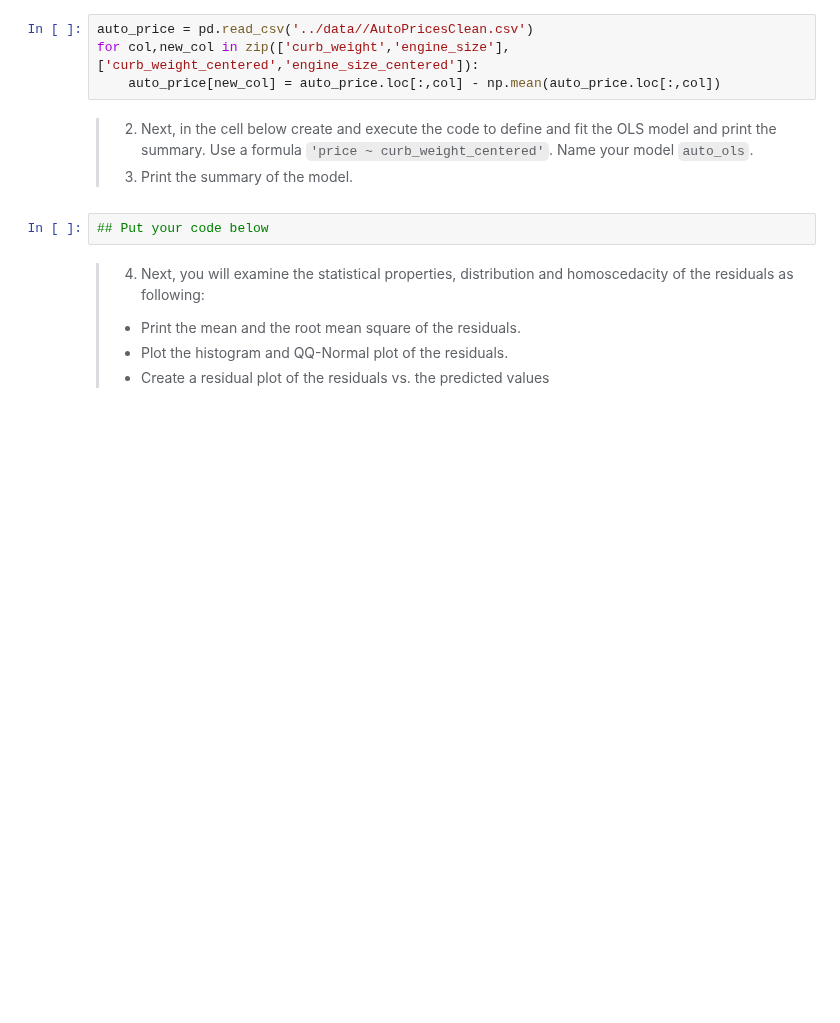
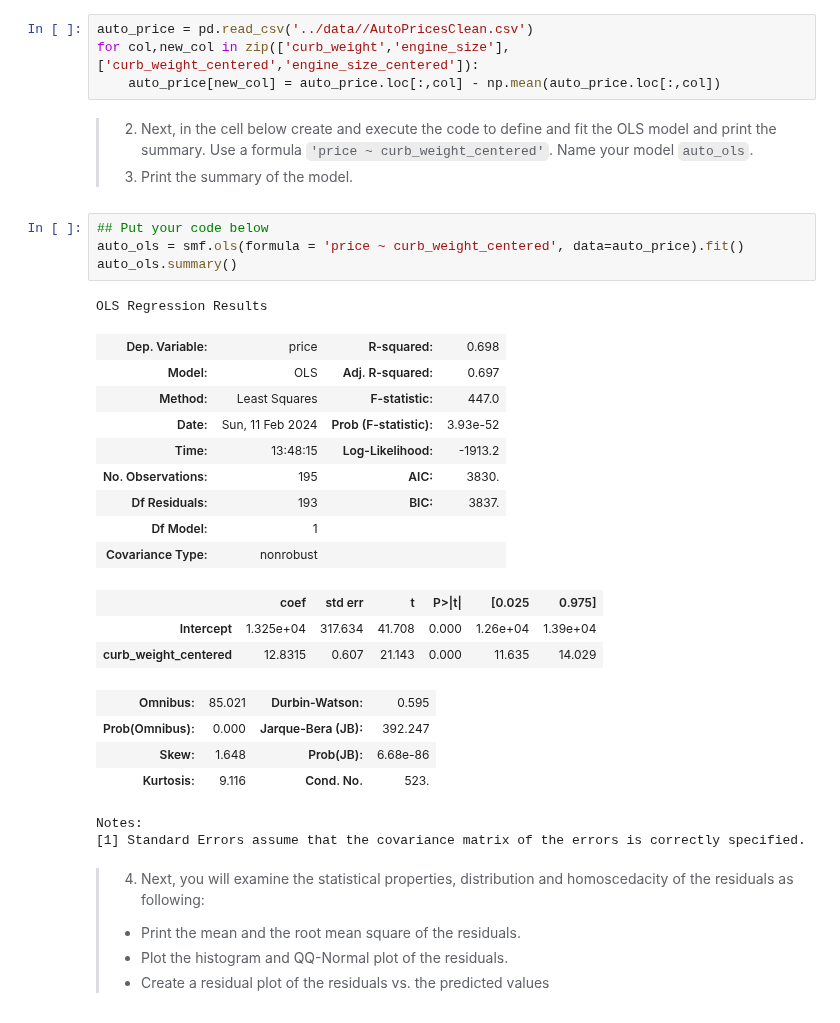
Before and after one commit to dwtrott/CSCI-6364-Machine-Learning, a Jupyter notebook: Notebooks/Assignment 02.ipynb, the cells around one changed output. Cells and saved outputs as stored; diff of their text form; blank space fills up the shorter version.

```diff
--- a/Notebooks/Assignment 02.ipynb
+++ b/Notebooks/Assignment 02.ipynb
@@ -639,6 +806,28 @@ for col,new_col in zip(['curb_weight','engine_size'],['curb_weight_centered','en
 > 3. Print the summary of the model.
 # %%
 ## Put your code below
+auto_ols = smf.ols(formula = 'price ~ curb_weight_centered', data=auto_price).fit()
+auto_ols.summary()
+# %% [output]
+OLS Regression Results
+| Dep. Variable: | price | R-squared: | 0.698 |
+| Model: | OLS | Adj. R-squared: | 0.697 |
+| Method: | Least Squares | F-statistic: | 447.0 |
+| Date: | Sun, 11 Feb 2024 | Prob (F-statistic): | 3.93e-52 |
+| Time: | 13:48:15 | Log-Likelihood: | -1913.2 |
+| No. Observations: | 195 | AIC: | 3830. |
+| Df Residuals: | 193 | BIC: | 3837. |
+| Df Model: | 1 |  |  |
+| Covariance Type: | nonrobust |  |  |
+|  | coef | std err | t | P>|t| | [0.025 | 0.975] |
+| Intercept | 1.325e+04 | 317.634 | 41.708 | 0.000 | 1.26e+04 | 1.39e+04 |
+| curb_weight_centered | 12.8315 | 0.607 | 21.143 | 0.000 | 11.635 | 14.029 |
+| Omnibus: | 85.021 | Durbin-Watson: | 0.595 |
+| Prob(Omnibus): | 0.000 | Jarque-Bera (JB): | 392.247 |
+| Skew: | 1.648 | Prob(JB): | 6.68e-86 |
+| Kurtosis: | 9.116 | Cond. No. | 523. |
+Notes:
+[1] Standard Errors assume that the covariance matrix of the errors is correctly specified.
 # %% [markdown]
 > 4. Next, you will examine the statistical properties, distribution and homoscedacity of the residuals as following:
 >  - Print the mean and the root mean square of the residuals.
```
Also changed, not shown: parts of 26 cells of this notebook, 2 other files.
